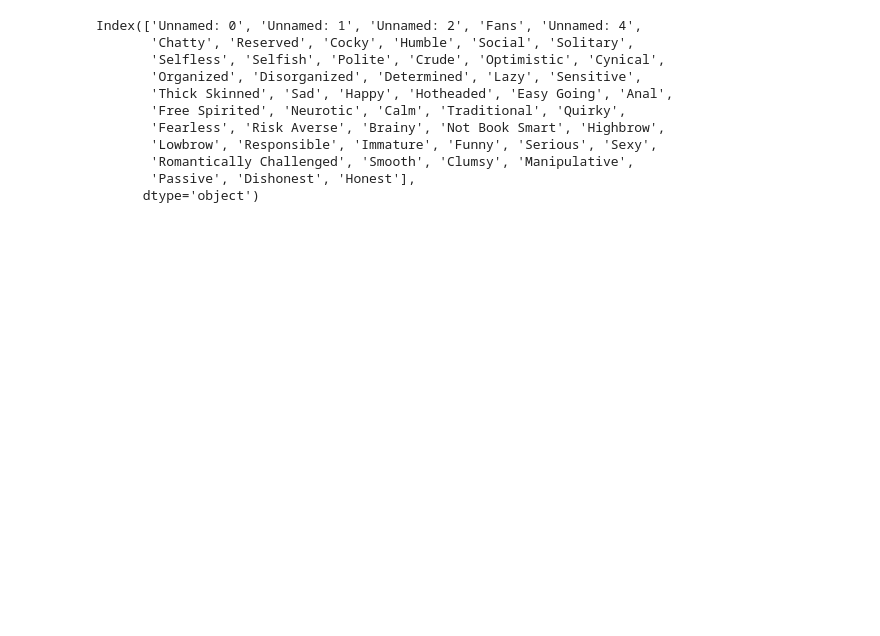
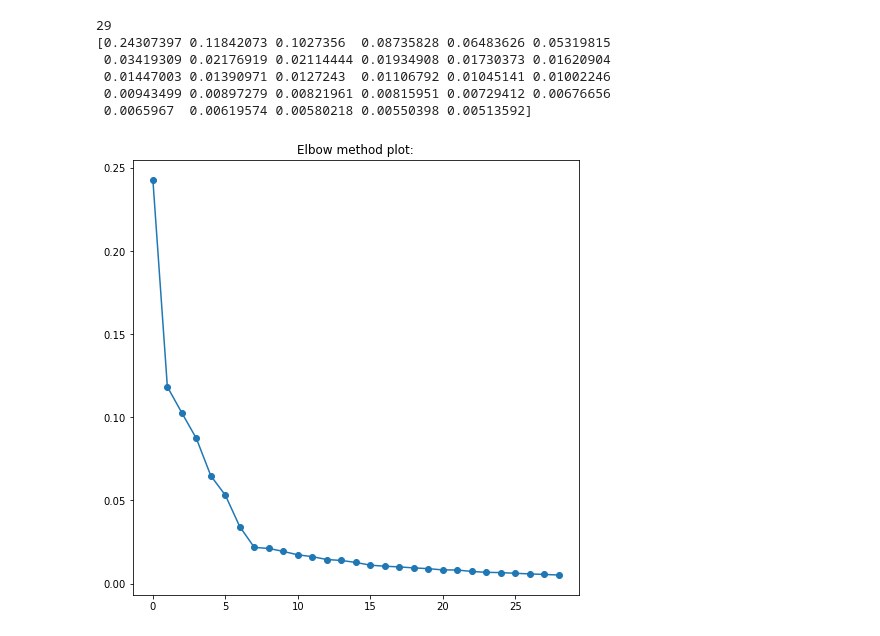
Before and after one commit to mfknie/charactour_2020, a Jupyter notebook: jupyter_notebooks/agg_genre_5-01-2020.ipynb, the cells around one changed output. Drawn from its saved outputs; the diff is of its cells as text; code cells hidden in the pictures; blank space fills up the shorter version.

```diff
--- a/jupyter_notebooks/agg_genre_5-01-2020.ipynb
+++ b/jupyter_notebooks/agg_genre_5-01-2020.ipynb
@@ -26,14 +27,29 @@ agg_char_data
-# %%
-agg_char_data.columns
-# %% [output]
-Index(['Unnamed: 0', 'Unnamed: 1', 'Unnamed: 2', 'Fans', 'Unnamed: 4',
-       'Chatty', 'Reserved', 'Cocky', 'Humble', 'Social', 'Solitary',
-       'Selfless', 'Selfish', 'Polite', 'Crude', 'Optimistic', 'Cynical',
-       'Organized', 'Disorganized', 'Determined', 'Lazy', 'Sensitive',
-       'Thick Skinned', 'Sad', 'Happy', 'Hotheaded', 'Easy Going', 'Anal',
-       'Free Spirited', 'Neurotic', 'Calm', 'Traditional', 'Quirky',
-       'Fearless', 'Risk Averse', 'Brainy', 'Not Book Smart', 'Highbrow',
-       'Lowbrow', 'Responsible', 'Immature', 'Funny', 'Serious', 'Sexy',
-       'Romantically Challenged', 'Smooth', 'Clumsy', 'Manipulative',
-       'Passive', 'Dishonest', 'Honest'],
-      dtype='object')
+# %%
+#Try on Action first
+action_chars = pd.read_csv(os.path.join("..", "data", "chars_per_mov_genre", "Action.csv"))
+# %%
+action_may_2020 = agg_char_data.merge(action_chars["id"], how="inner", on = "id")
+# %%
+X = action_may_2020.iloc[:, 4:action_may_2020.shape[1]].to_numpy()
+# %%
+from sklearn.decomposition import PCA
+pca = PCA(0.95)
+pca.fit(X)
+print(pca.n_components_)
+print(pca.explained_variance_ratio_)
+# %% [output]
+29
+[0.24307397 0.11842073 0.1027356  0.08735828 0.06483626 0.05319815
+ 0.03419309 0.02176919 0.02114444 0.01934908 0.01730373 0.01620904
+ 0.01447003 0.01390971 0.0127243  0.01106792 0.01045141 0.01002246
+ 0.00943499 0.00897279 0.00821961 0.00815951 0.00729412 0.00676656
+ 0.0065967  0.00619574 0.00580218 0.00550398 0.00513592]
+# %%
+import matplotlib.pyplot as plt
+fig = plt.figure(figsize=(8, 8))
+ax = fig.add_subplot(111)
+ax.plot(pca.explained_variance_ratio_, marker='o')
+ax.set_title('Elbow method plot:')
+plt.show()
+# %% [output]
+[figure, added]
```
Also changed, not shown: parts of 14 cells of this notebook, 9 other files.
